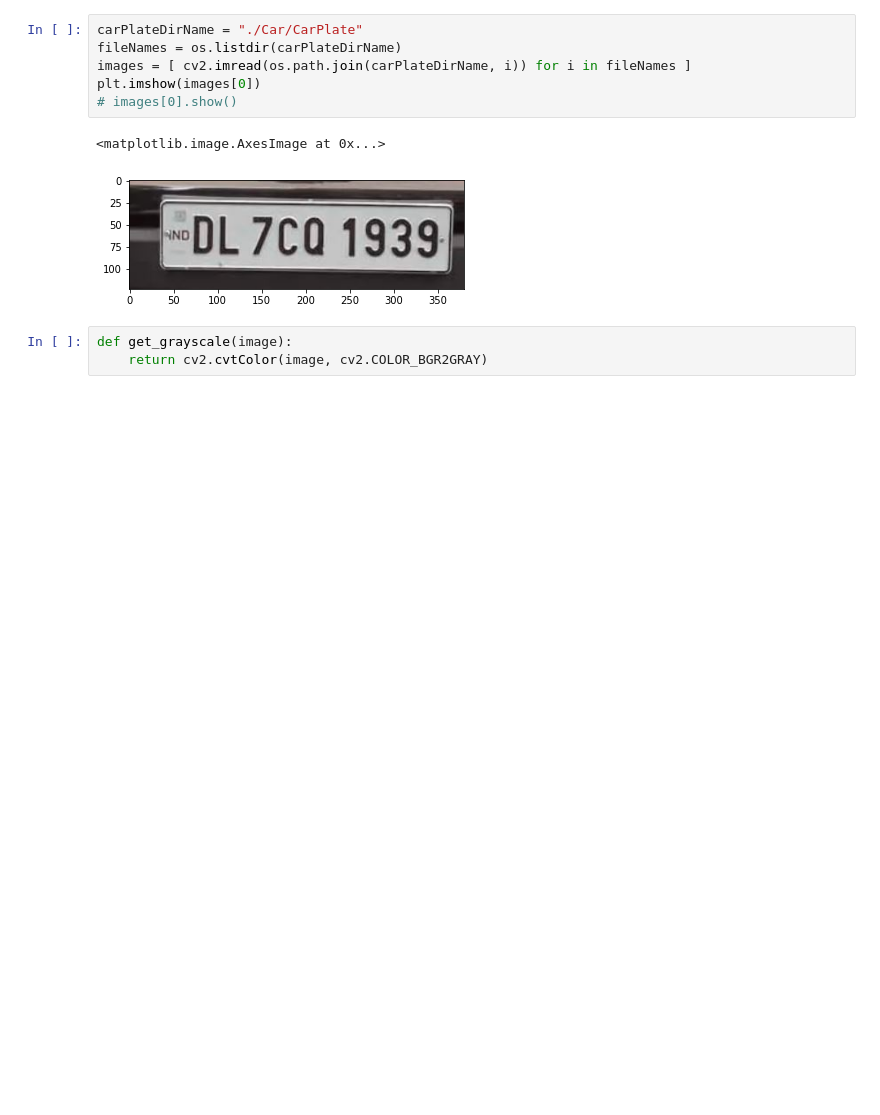
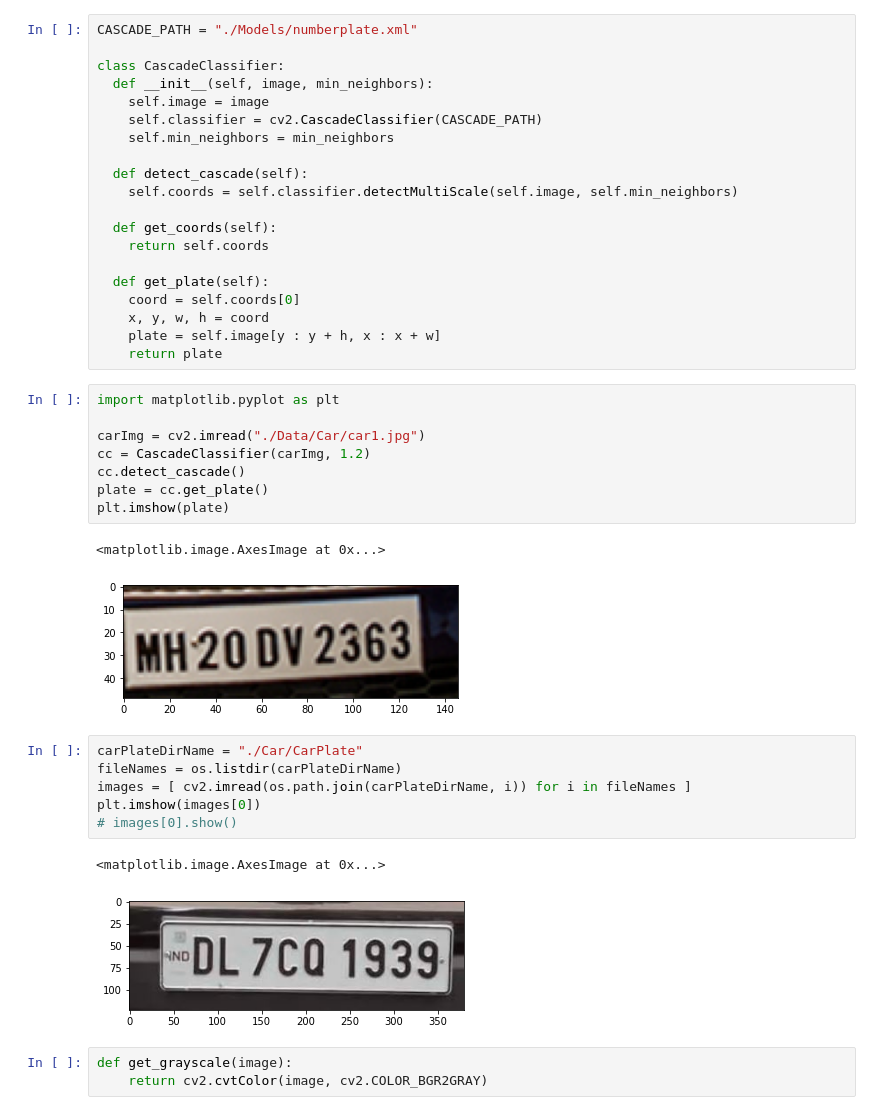
Before and after one commit to sanjay-06/Optical-Character-Recognition, a Jupyter notebook: OCR.ipynb, the cells around one changed output. Cells and saved outputs as stored; diff of their text form; blank space fills up the shorter version.

```diff
--- a/OCR.ipynb
+++ b/OCR.ipynb
@@ -10,3 +147,34 @@ from matplotlib import pyplot as plt
+# %%
+CASCADE_PATH = "./Models/numberplate.xml"
+
+class CascadeClassifier:
+  def __init__(self, image, min_neighbors):
+    self.image = image
+    self.classifier = cv2.CascadeClassifier(CASCADE_PATH)
+    self.min_neighbors = min_neighbors
+
+  def detect_cascade(self):
+    self.coords = self.classifier.detectMultiScale(self.image, self.min_neighbors)
+
+  def get_coords(self):
+    return self.coords
+
+  def get_plate(self):
+    coord = self.coords[0]
+    x, y, w, h = coord
+    plate = self.image[y : y + h, x : x + w]
+    return plate
+# %%
+import matplotlib.pyplot as plt
+
+carImg = cv2.imread("./Data/Car/car1.jpg")
+cc = CascadeClassifier(carImg, 1.2)
+cc.detect_cascade()
+plate = cc.get_plate()
+plt.imshow(plate)
+# %% [output]
+<matplotlib.image.AxesImage at 0x...>
+[figure, added]
 # %%
 carPlateDirName = "./Car/CarPlate"
 fileNames = os.listdir(carPlateDirName)
```
Also changed, not shown: parts of 10 cells of this notebook, 51 other files.
